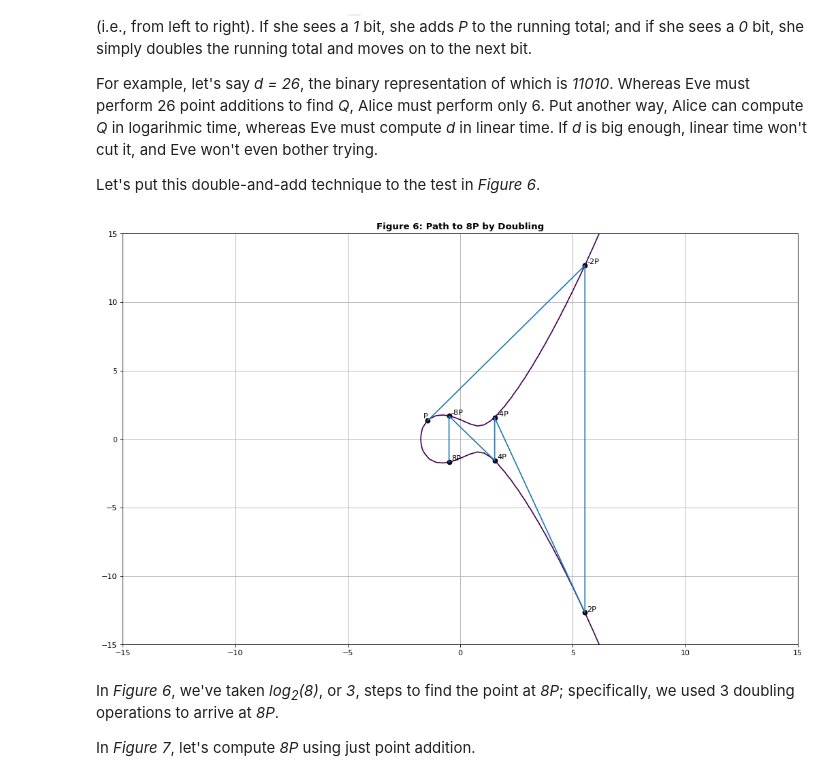
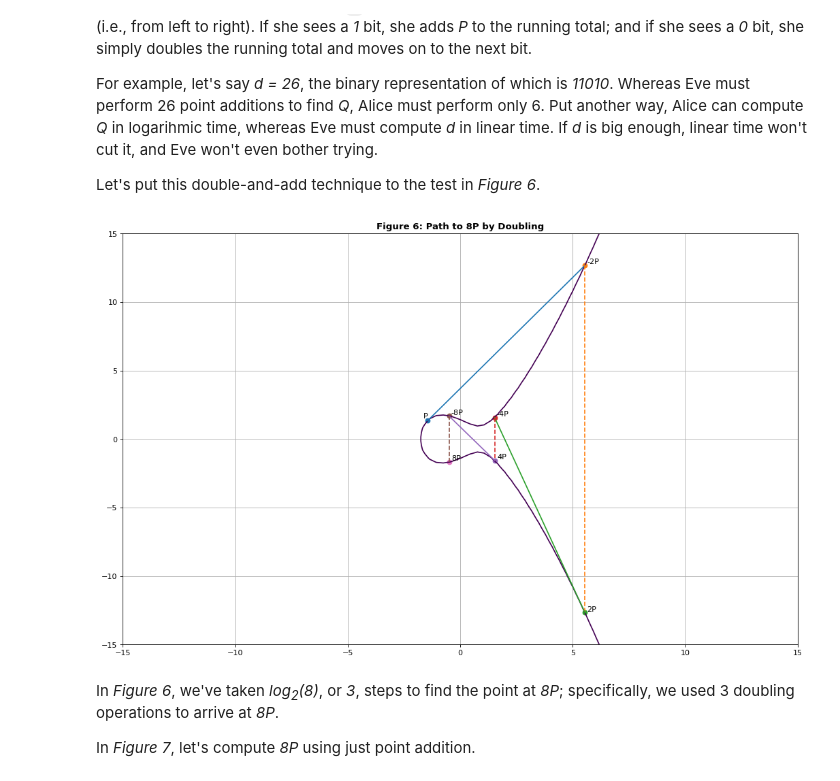
Before and after one commit to dchampion/crypto, a Jupyter notebook: doc/EllipticCurves.ipynb, the cells around one changed output. Saved outputs shown, nothing was run; the diff lists cells and outputs as text; code cells hidden in the pictures.

```diff
--- a/doc/EllipticCurves.ipynb
+++ b/doc/EllipticCurves.ipynb
@@ -184,32 +191,37 @@ Let's put this double-and-add technique to the test in *Figure 6*.
 # %%
 plt.figure(figsize=(16,10), dpi=80)
 
 plt.contour(x.ravel(), y.ravel(), pow(y, 2) - pow(x, 3) - a*x - b, [0])
 
-plt.scatter(Px, Py, color="black")
+plt.scatter(Px, Py)
 plt.annotate("P", [Px-.2, Py+.2])
 
 xs, ys = [Px], [Py]
 X, Y = Px, Py
 for i in range(1,4):
     X, Y = double(X, Y, a)
 
-    plt.scatter(X, -Y, color="black")
+    plt.scatter(X, -Y)
     plt.annotate(f"{-(1<<i)}P", [X+.1, -Y+.1])
+    xs.append(X)
+    ys.append(-Y)
+    plt.plot(xs, ys)
+    xs = xs[1:]
+    ys = ys[1:]
 
-    plt.scatter(X, Y, color="black")
+    plt.scatter(X, Y)
     plt.annotate(f"{1<<i}P", [X+.1, Y+.1])
-
-    xs.extend([X, X])
-    ys.extend([-Y, Y])
-
-plt.plot(xs, ys)
+    xs.append(X)
+    ys.append(Y)
+    plt.plot(xs, ys, linestyle="--")
+    xs = xs[1:]
+    ys = ys[1:]
 
 plt.title("Figure 6: Path to 8P by Doubling", fontsize="large", fontweight="bold")
 plt.grid()
 plt.show()
 # %% [output]
-[figure, old version]
+[figure, new version]
 # %% [markdown]
 In *Figure 6*, we've taken *log<sub>2</sub>(8)*, or *3*, steps to find the point at *8P*; specifically, we used 3 doubling operations to arrive at *8P*.
 
```
Also changed, not shown: parts of 7 cells of this notebook.
